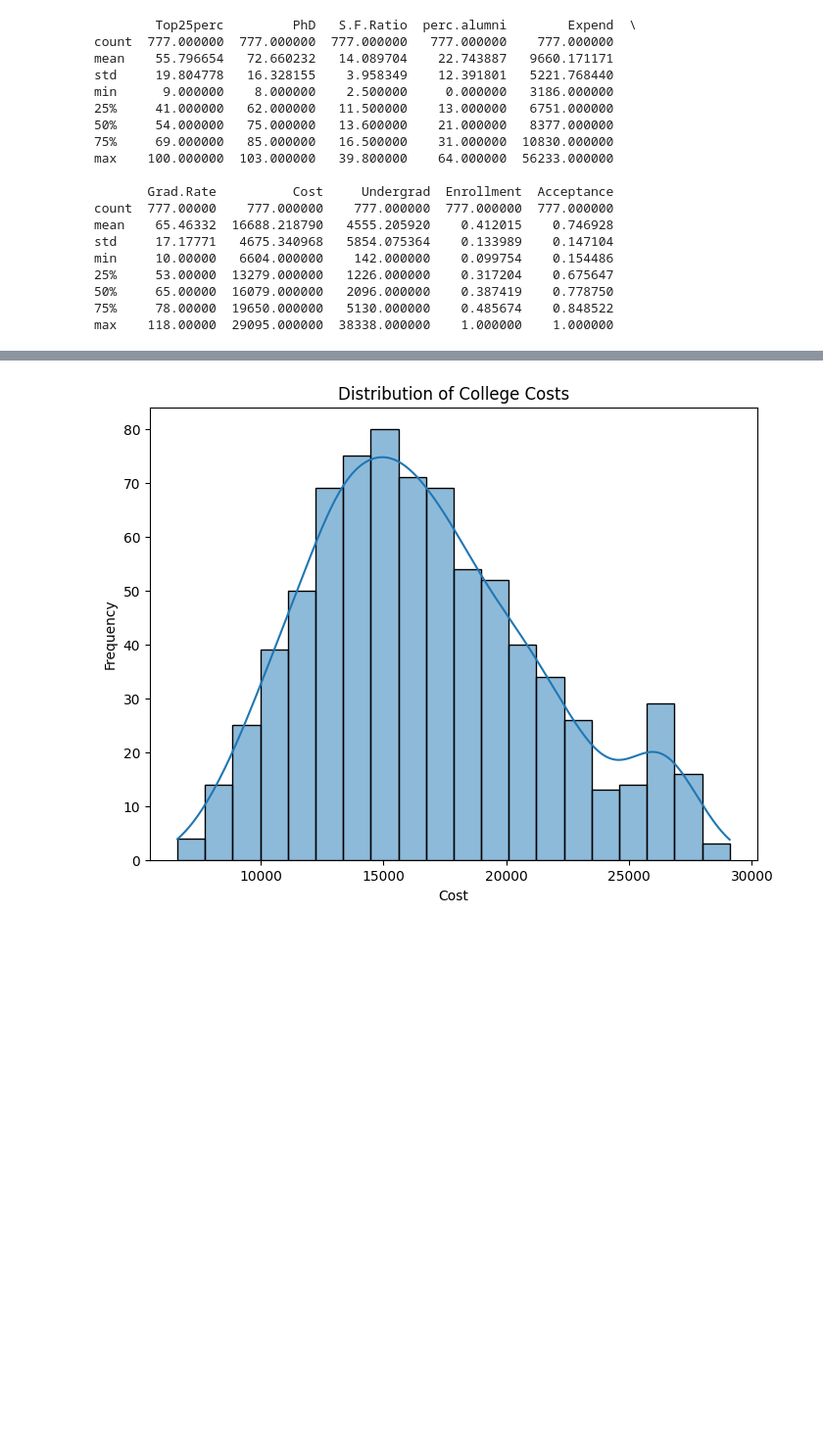
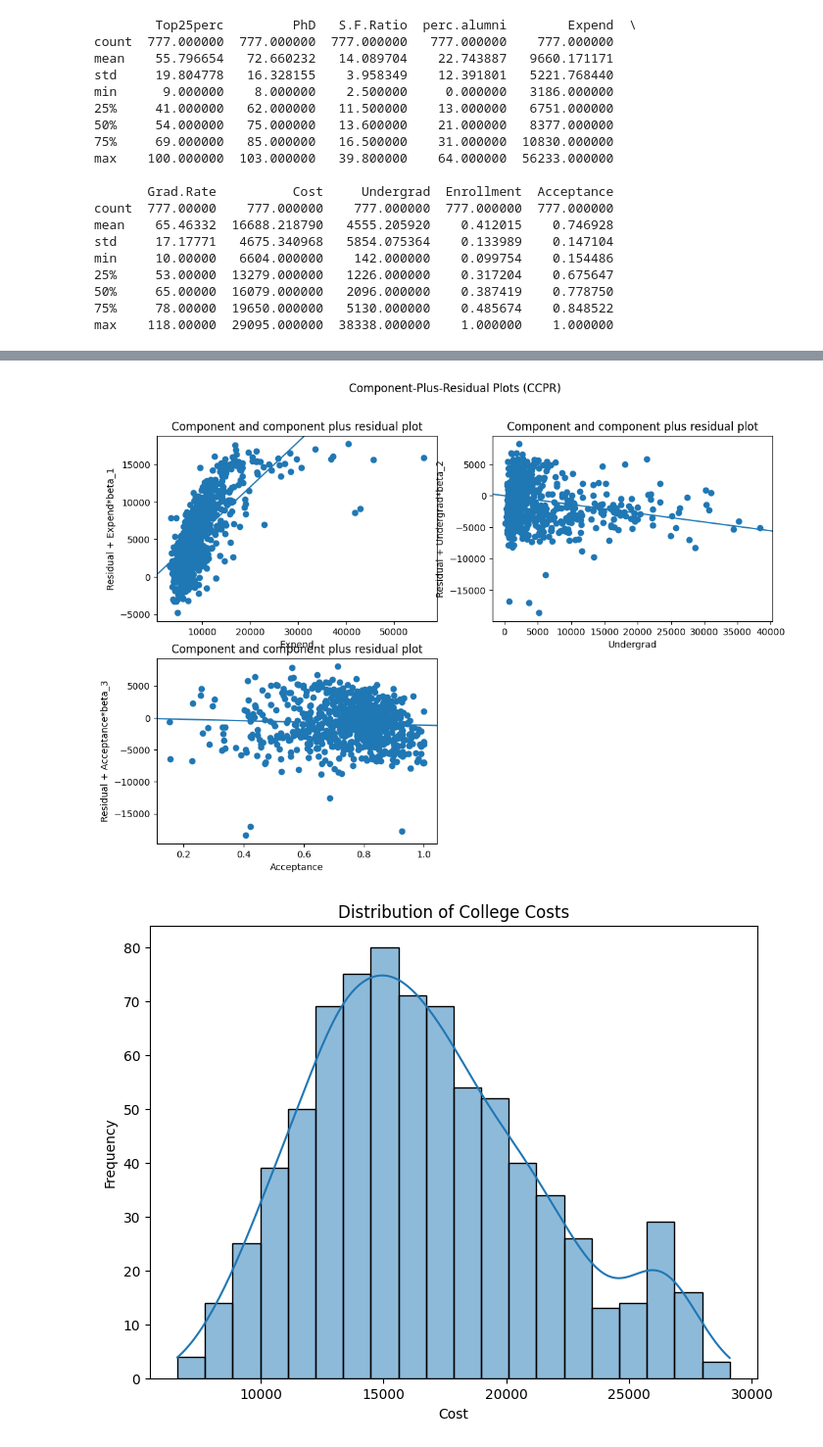
Before and after one commit to erenacid/dtsc-1302-group-17, a Jupyter notebook: DTSC1302.ipynb, the cells around one changed output, grey strips where cells are left out. Shown at 98% size. Saved outputs shown, nothing was run; the diff lists cells and outputs as text; code cells hidden in the pictures; blank space fills up the shorter version.

```diff
--- a/DTSC1302.ipynb
+++ b/DTSC1302.ipynb
@@ -184,3 +177,14 @@ plt.show()
+# %%
+from statsmodels.graphics.regressionplots import plot_ccpr
+
+fig = plt.figure(figsize=(12, 8))
+plot_ccpr(model, "Expend", ax=fig.add_subplot(2, 2, 1))
+plot_ccpr(model, "Undergrad", ax=fig.add_subplot(2, 2, 2))
+plot_ccpr(model, "Acceptance", ax=fig.add_subplot(2, 2, 3))
+fig.suptitle("Component-Plus-Residual Plots (CCPR)")
+plt.show()
+# %% [output]
+[figure, added]
 # %%
 # Create a histogram of the 'Cost' variable
 plt.figure(figsize=(8, 6))  # Adjust figure size if needed
```
Also changed, not shown: parts of 3 cells of this notebook.
